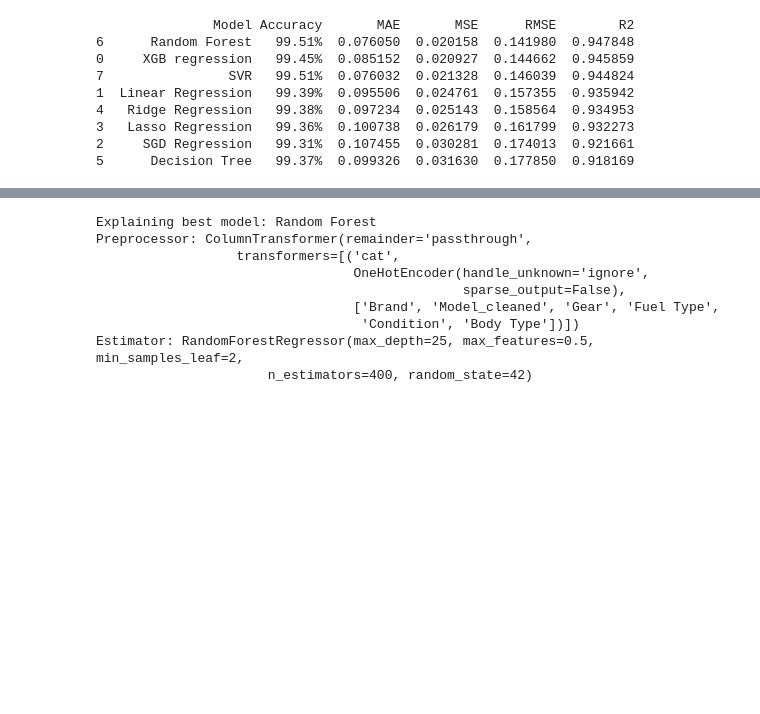
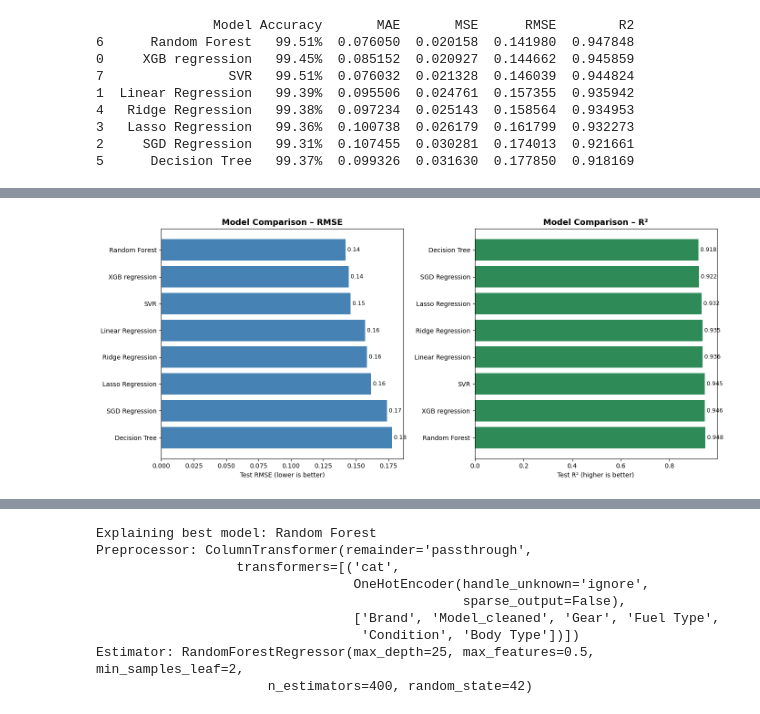
Before and after one commit to savindu777/Sri-Lanka-Car-Market-Anlaysis-2026, a Jupyter notebook: Main.ipynb, the cells around one changed output, grey strips where cells are left out. Saved outputs shown, nothing was run; the diff lists cells and outputs as text; code cells hidden in the pictures; blank space fills up the shorter version.

```diff
--- a/Main.ipynb
+++ b/Main.ipynb
@@ -1266,15 +1271,15 @@ for name, model in models.items():
         'R2': r2
     })
 
-results_df = pd.DataFrame(results)
+test_results_df = pd.DataFrame(results)
 
-results_df = results_df.sort_values(
+test_results_df = test_results_df.sort_values(
     'RMSE'
 )
 
 
 
-print(results_df)
+print(test_results_df)
 # %% [output]
                Model Accuracy       MAE       MSE      RMSE        R2
 6      Random Forest   99.51%  0.076050  0.020158  0.141980  0.947848
@@ -1287,0 +1349,85 @@ print(results_df)
+# %%
+import matplotlib.pyplot as plt
+
+# -----------------------------------------
+# 1. Sort data for each metric
+# -----------------------------------------
+
+# RMSE: lower is better
+rmse_df = test_results_df.sort_values('RMSE', ascending=True)
+
+# R2: higher is better
+r2_df = test_results_df.sort_values('R2', ascending=True)
+
+
+# -----------------------------------------
+# 2. Create two side-by-side plots
+# -----------------------------------------
+
+fig, axes = plt.subplots(1, 2, figsize=(14, 6))
+
+
+# =========================================
+# LEFT PLOT - RMSE
+# =========================================
+
+axes[0].barh(
+    rmse_df['Model'],
+    rmse_df['RMSE'],
+    color='steelblue'
+)
+
+axes[0].set_title('Model Comparison – RMSE', fontsize=13, fontweight='bold')
+axes[0].set_xlabel('Test RMSE (lower is better)')
+axes[0].set_ylabel('')
+
+# Put best model at the top
+axes[0].invert_yaxis()
+
+# Add RMSE values to bars
+for i, value in enumerate(rmse_df['RMSE']):
+    axes[0].text(
+        value,
+        i,
+        f' {value:.2f}',
+        va='center',
+        fontsize=9
+    )
+
+
+# =========================================
+# RIGHT PLOT - R²
+# =========================================
+
+axes[1].barh(
+    r2_df['Model'],
+    r2_df['R2'],
+    color='seagreen'
+)
+
+axes[1].set_title('Model Comparison – R²', fontsize=13, fontweight='bold')
+axes[1].set_xlabel('Test R² (higher is better)')
+axes[1].set_ylabel('')
+
+# Put best model at the top
+axes[1].invert_yaxis()
+
+# Add R² values to bars
+for i, value in enumerate(r2_df['R2']):
+    axes[1].text(
+        value,
+        i,
+        f' {value:.3f}',
+        va='center',
+        fontsize=9
+    )
+
+
+# -----------------------------------------
+# 3. Improve layout
+# -----------------------------------------
+
+plt.tight_layout()
+plt.show()
+# %% [output]
+[figure, added]
```
Also changed, not shown: parts of 10 cells of this notebook, 7 other files.
